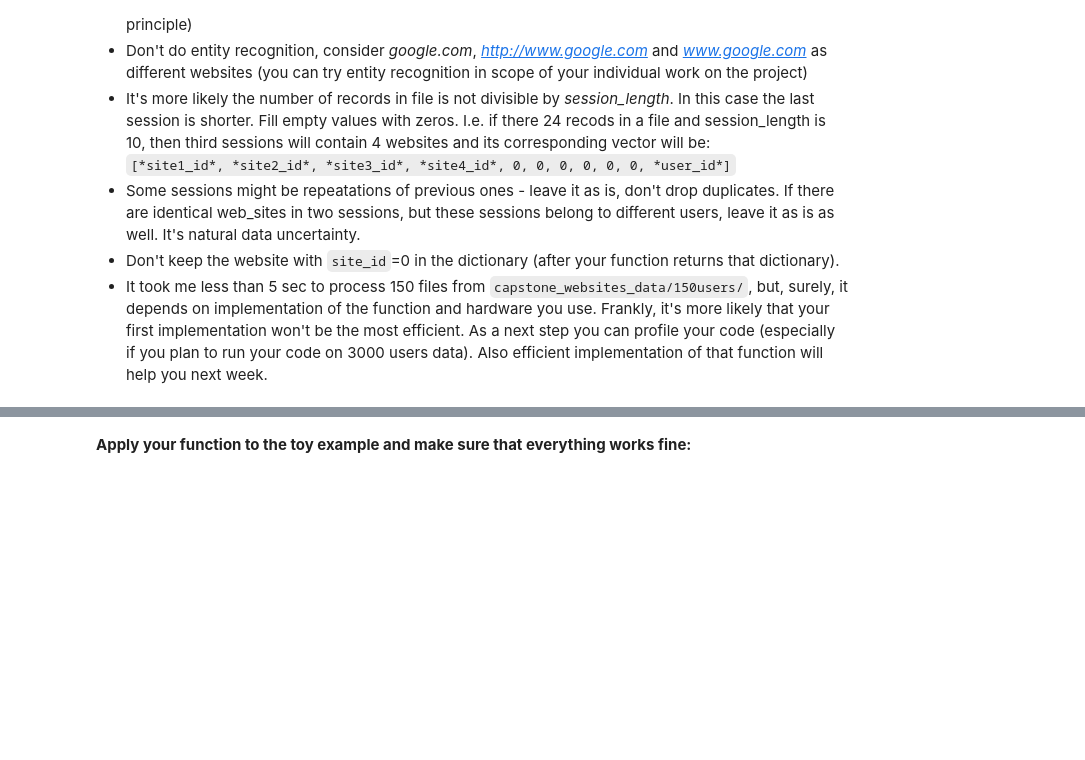
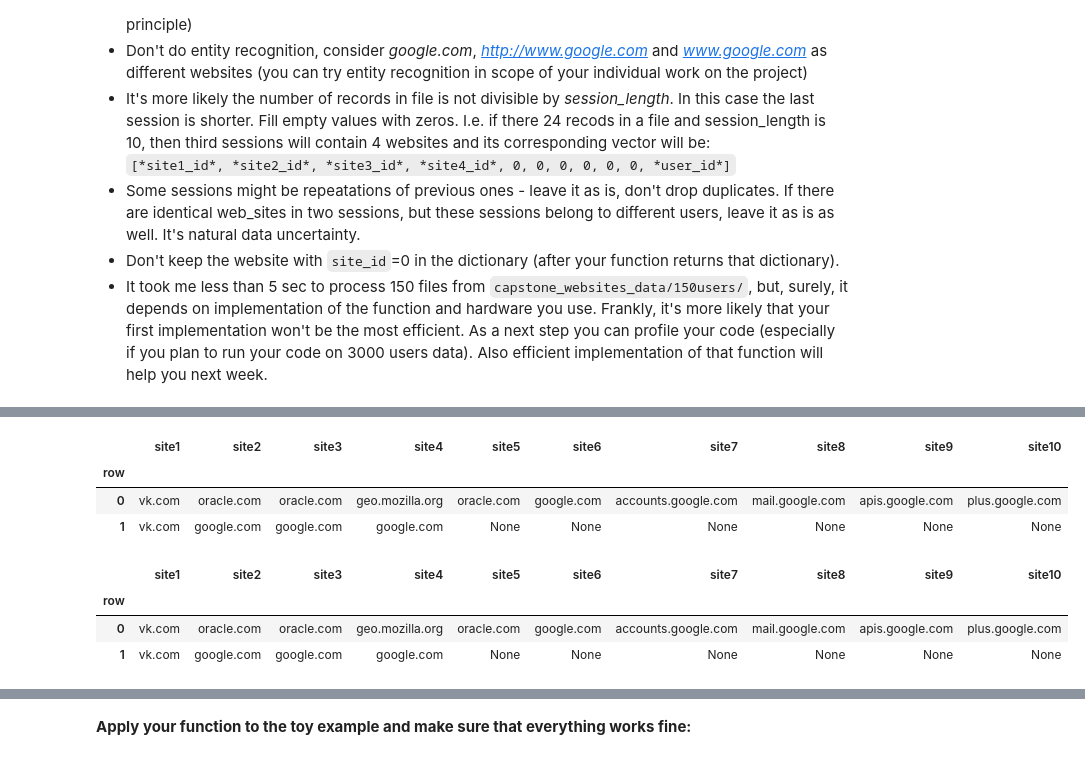
Before and after one commit to roundEgg/mlcourse.ai, a Jupyter notebook: jupyter_english/project_alice/week1_prepare_dataset.ipynb, the cells around one changed output, grey strips where cells are left out. Drawn from its saved outputs; the diff is of its cells as text; code cells hidden in the pictures; blank space fills up the shorter version.

```diff
--- a/jupyter_english/project_alice/week1_prepare_dataset.ipynb
+++ b/jupyter_english/project_alice/week1_prepare_dataset.ipynb
@@ -292,0 +319,3 @@ def prepare_train_set(path_to_csv_files, session_length=10):
+# %%
+df_test = pd.read_csv('../../data/capstone_user_identification/3users/user0001.csv')
+df_test.head()
@@ -292,0 +329,4 @@ def prepare_train_set(path_to_csv_files, session_length=10):
+# %%
+df_test['row'] = df_test.index // 10
+df_test['col'] = df_test.index % 10
+print(df_test)
@@ -292,0 +349,16 @@ def prepare_train_set(path_to_csv_files, session_length=10):
+# %%
+df_test = df_test.pivot(index='row', columns='col', values='site')
+df_test.columns = ['site' + str(i + 1) for i in range(10)]
+df_test
+# %% [output]
+|  | site1 | site2 | site3 | site4 | site5 | site6 | site7 | site8 | site9 | site10 |
+| row |  |  |  |  |  |  |  |  |  |  |
+| 0 | vk.com | oracle.com | oracle.com | geo.mozilla.org | oracle.com | google.com | accounts.google.com | mail.google.com | apis.google.com | plus.google.com |
+| 1 | vk.com | google.com | google.com | google.com | None | None | None | None | None | None |
+# %%
+df_test
+# %% [output]
+|  | site1 | site2 | site3 | site4 | site5 | site6 | site7 | site8 | site9 | site10 |
+| row |  |  |  |  |  |  |  |  |  |  |
+| 0 | vk.com | oracle.com | oracle.com | geo.mozilla.org | oracle.com | google.com | accounts.google.com | mail.google.com | apis.google.com | plus.google.com |
+| 1 | vk.com | google.com | google.com | google.com | None | None | None | None | None | None |
```
Also changed, not shown: parts of 6 cells of this notebook.
